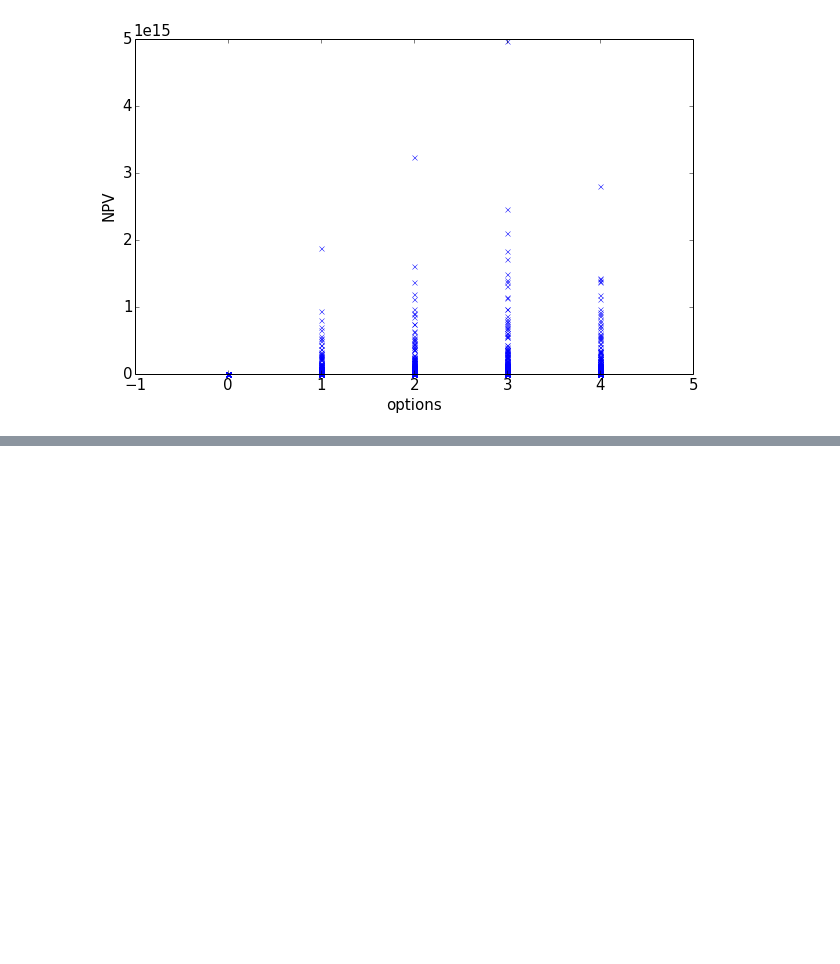
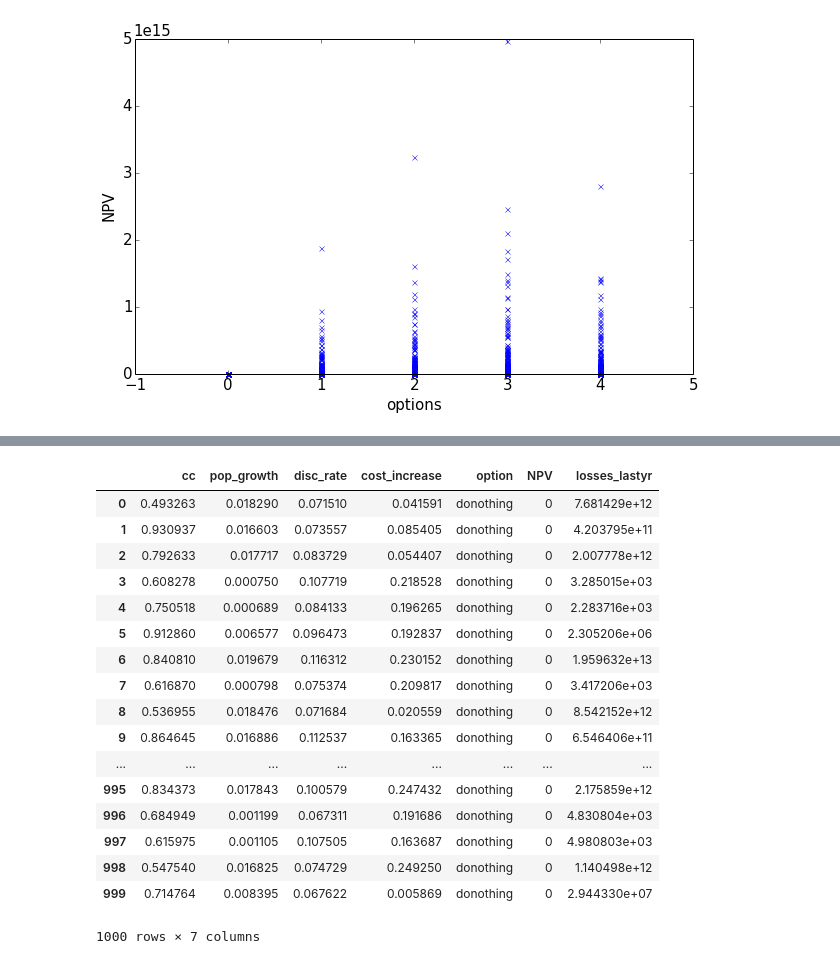
Before and after one commit to julierozenberg/prim, a Jupyter notebook: Daiju example.ipynb, the cells around one changed output, grey strips where cells are left out. Saved outputs shown, nothing was run; the diff lists cells and outputs as text; code cells hidden in the pictures; blank space fills up the shorter version.

```diff
--- a/Daiju example.ipynb
+++ b/Daiju example.ipynb
@@ -362,0 +386,21 @@ plt.ylabel("NPV")
+# %%
+subdata
+# %% [output]
+|  | cc | pop_growth | disc_rate | cost_increase | option | NPV | losses_lastyr |
+| 0 | 0.493263 | 0.018290 | 0.071510 | 0.041591 | donothing | 0 | 7.681429e+12 |
+| 1 | 0.930937 | 0.016603 | 0.073557 | 0.085405 | donothing | 0 | 4.203795e+11 |
+| 2 | 0.792633 | 0.017717 | 0.083729 | 0.054407 | donothing | 0 | 2.007778e+12 |
+| 3 | 0.608278 | 0.000750 | 0.107719 | 0.218528 | donothing | 0 | 3.285015e+03 |
+| 4 | 0.750518 | 0.000689 | 0.084133 | 0.196265 | donothing | 0 | 2.283716e+03 |
+| 5 | 0.912860 | 0.006577 | 0.096473 | 0.192837 | donothing | 0 | 2.305206e+06 |
+| 6 | 0.840810 | 0.019679 | 0.116312 | 0.230152 | donothing | 0 | 1.959632e+13 |
+| 7 | 0.616870 | 0.000798 | 0.075374 | 0.209817 | donothing | 0 | 3.417206e+03 |
+| 8 | 0.536955 | 0.018476 | 0.071684 | 0.020559 | donothing | 0 | 8.542152e+12 |
+| 9 | 0.864645 | 0.016886 | 0.112537 | 0.163365 | donothing | 0 | 6.546406e+11 |
+| ... | ... | ... | ... | ... | ... | ... | ... |
+| 995 | 0.834373 | 0.017843 | 0.100579 | 0.247432 | donothing | 0 | 2.175859e+12 |
+| 996 | 0.684949 | 0.001199 | 0.067311 | 0.191686 | donothing | 0 | 4.830804e+03 |
+| 997 | 0.615975 | 0.001105 | 0.107505 | 0.163687 | donothing | 0 | 4.980803e+03 |
+| 998 | 0.547540 | 0.016825 | 0.074729 | 0.249250 | donothing | 0 | 1.140498e+12 |
+| 999 | 0.714764 | 0.008395 | 0.067622 | 0.005869 | donothing | 0 | 2.944330e+07 |
+1000 rows × 7 columns
```
Also changed, not shown: parts of 1 cell of this notebook.
